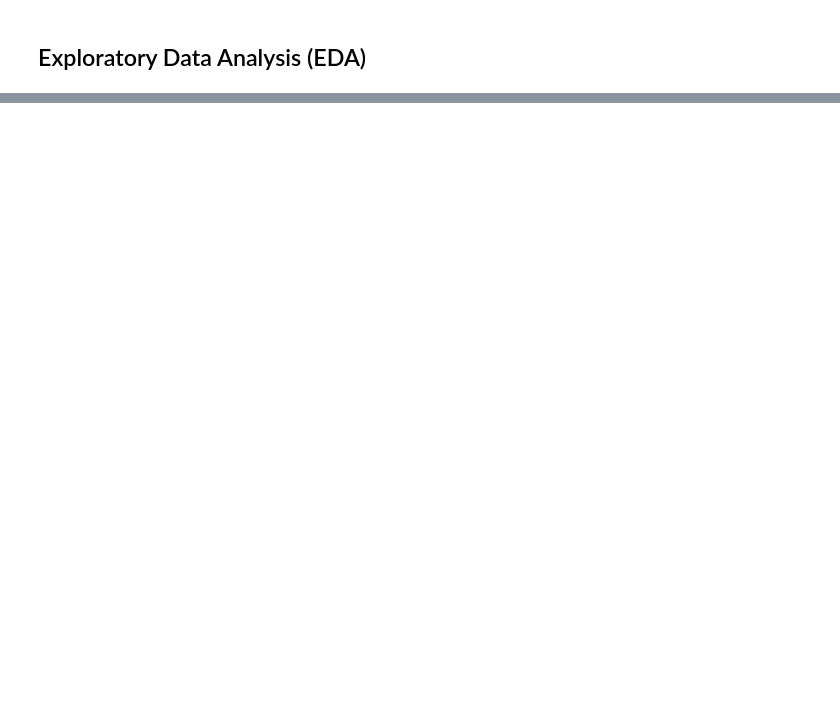
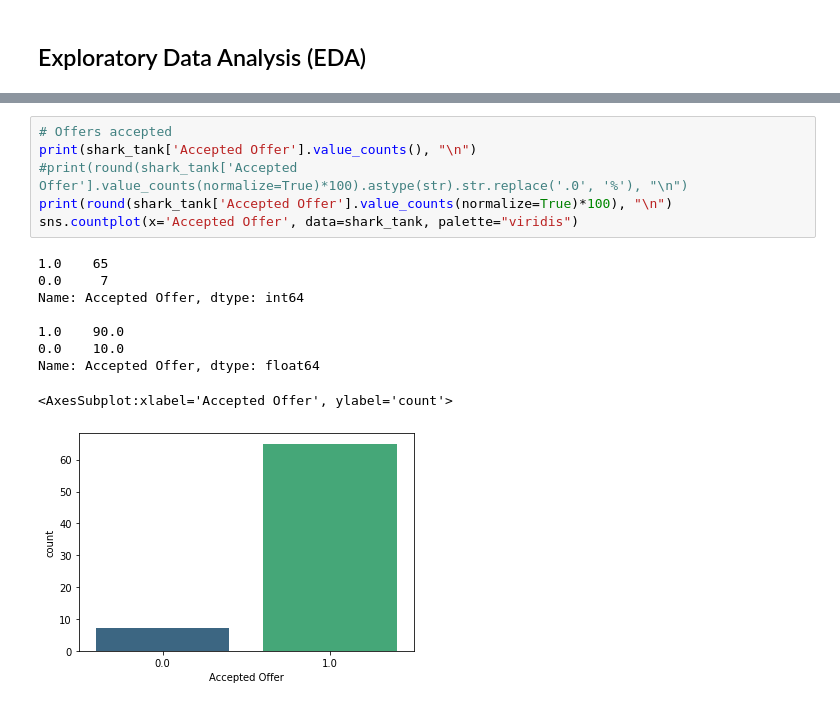
Before and after one commit to satya-thirumani/shark-tank-india, a Jupyter notebook: Shark Tank India Analysis.ipynb, the cells around one changed output, grey strips where cells are left out. Cells and saved outputs as stored; diff of their text form; blank space fills up the shorter version.

```diff
--- a/Shark Tank India Analysis.ipynb
+++ b/Shark Tank India Analysis.ipynb
@@ -181,0 +236,16 @@ print(shark_tank.loc[shark_tank['Number of sharks in deal']==5][["Startup Name",
+# %%
+# Offers accepted
+print(shark_tank['Accepted Offer'].value_counts(), "\n")
+#print(round(shark_tank['Accepted Offer'].value_counts(normalize=True)*100).astype(str).str.replace('.0', '%'), "\n")
+print(round(shark_tank['Accepted Offer'].value_counts(normalize=True)*100), "\n")
+sns.countplot(x='Accepted Offer', data=shark_tank, palette="viridis")
+# %% [output]
+1.0    65
+0.0     7
+Name: Accepted Offer, dtype: int64
+
+1.0    90.0
+0.0    10.0
+Name: Accepted Offer, dtype: float64
+<AxesSubplot:xlabel='Accepted Offer', ylabel='count'>
+[figure, added]
```
Also changed, not shown: parts of 65 cells of this notebook.
